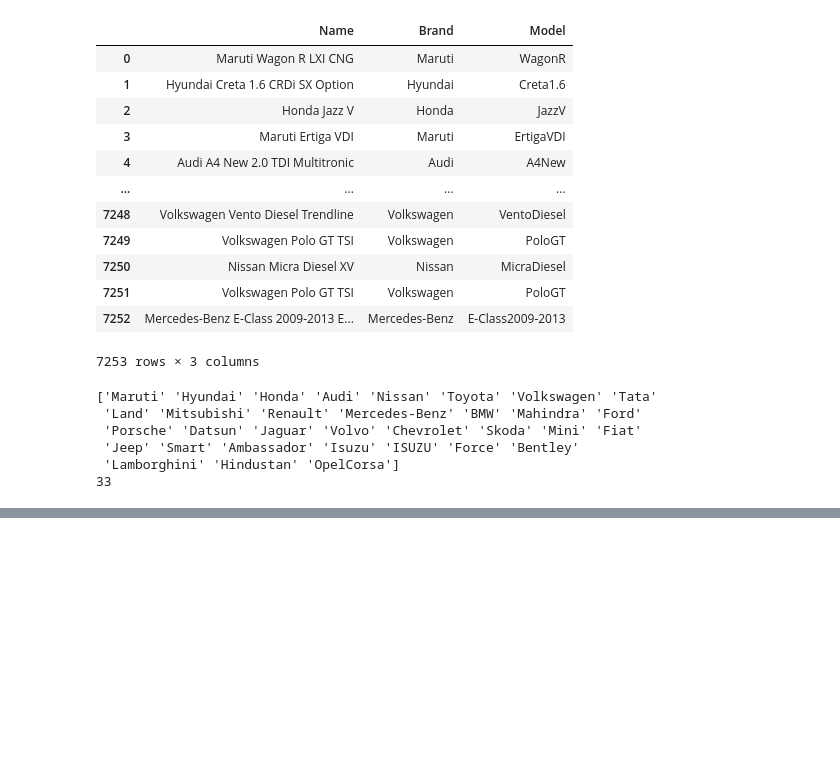
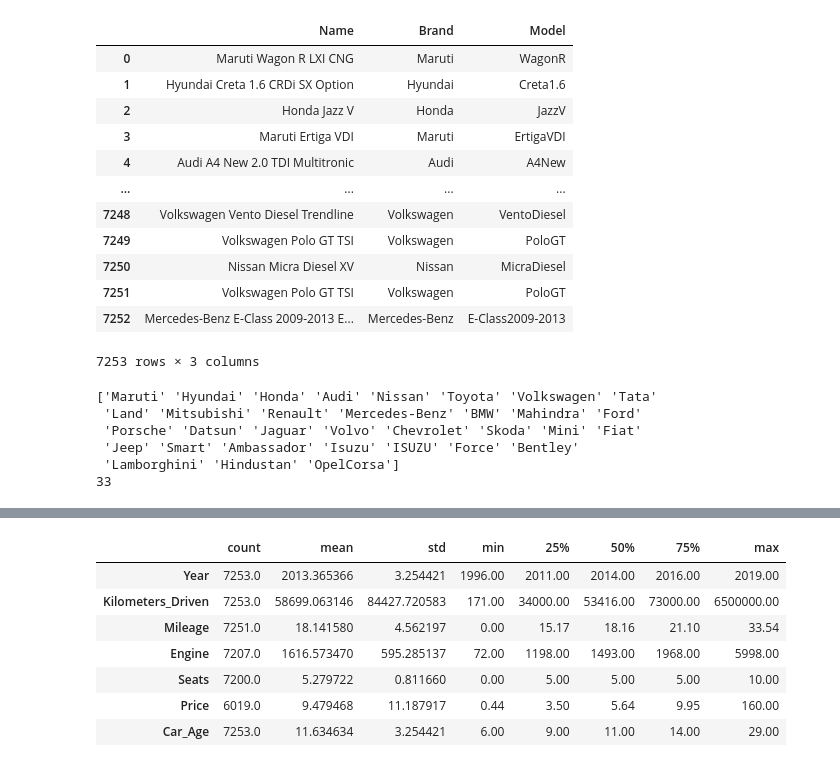
Before and after one commit to hiteshpatil2005/Machine-Learning-Laboratory, a Jupyter notebook: Assignment-1/test.ipynb, the cells around one changed output, grey strips where cells are left out. Cells and saved outputs as stored; diff of their text form; code cells hidden in the pictures; blank space fills up the shorter version.

```diff
--- a/Assignment-1/test.ipynb
+++ b/Assignment-1/test.ipynb
@@ -278,0 +361,11 @@ Numerical Variables:
+# %%
+data.describe().T
+# %% [output]
+|  | count | mean | std | min | 25% | 50% | 75% | max |
+| Year | 7253.0 | 2013.365366 | 3.254421 | 1996.00 | 2011.00 | 2014.00 | 2016.00 | 2019.00 |
+| Kilometers_Driven | 7253.0 | 58699.063146 | 84427.720583 | 171.00 | 34000.00 | 53416.00 | 73000.00 | 6500000.00 |
+| Mileage | 7251.0 | 18.141580 | 4.562197 | 0.00 | 15.17 | 18.16 | 21.10 | 33.54 |
+| Engine | 7207.0 | 1616.573470 | 595.285137 | 72.00 | 1198.00 | 1493.00 | 1968.00 | 5998.00 |
+| Seats | 7200.0 | 5.279722 | 0.811660 | 0.00 | 5.00 | 5.00 | 5.00 | 10.00 |
+| Price | 6019.0 | 9.479468 | 11.187917 | 0.44 | 3.50 | 5.64 | 9.95 | 160.00 |
+| Car_Age | 7253.0 | 11.634634 | 3.254421 | 6.00 | 9.00 | 11.00 | 14.00 | 29.00 |
```
Also changed, not shown: parts of 15 cells of this notebook.
